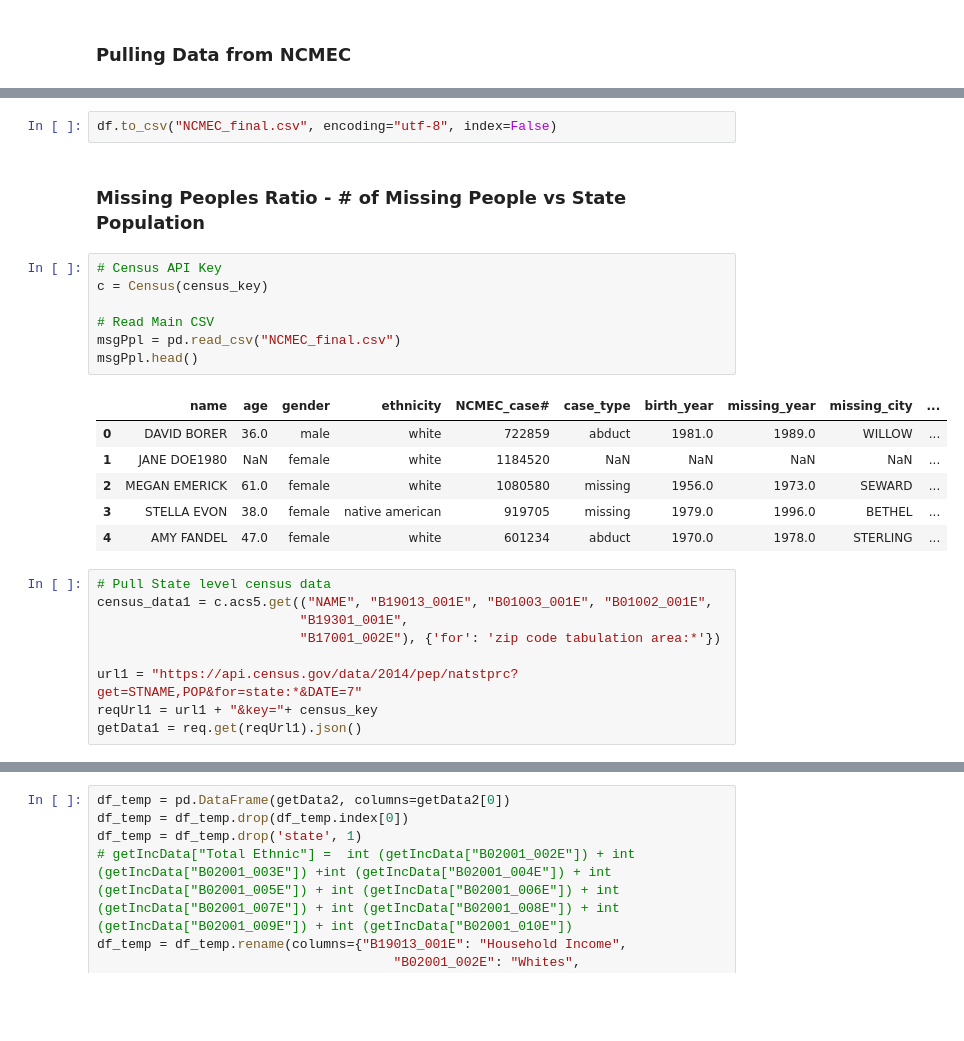
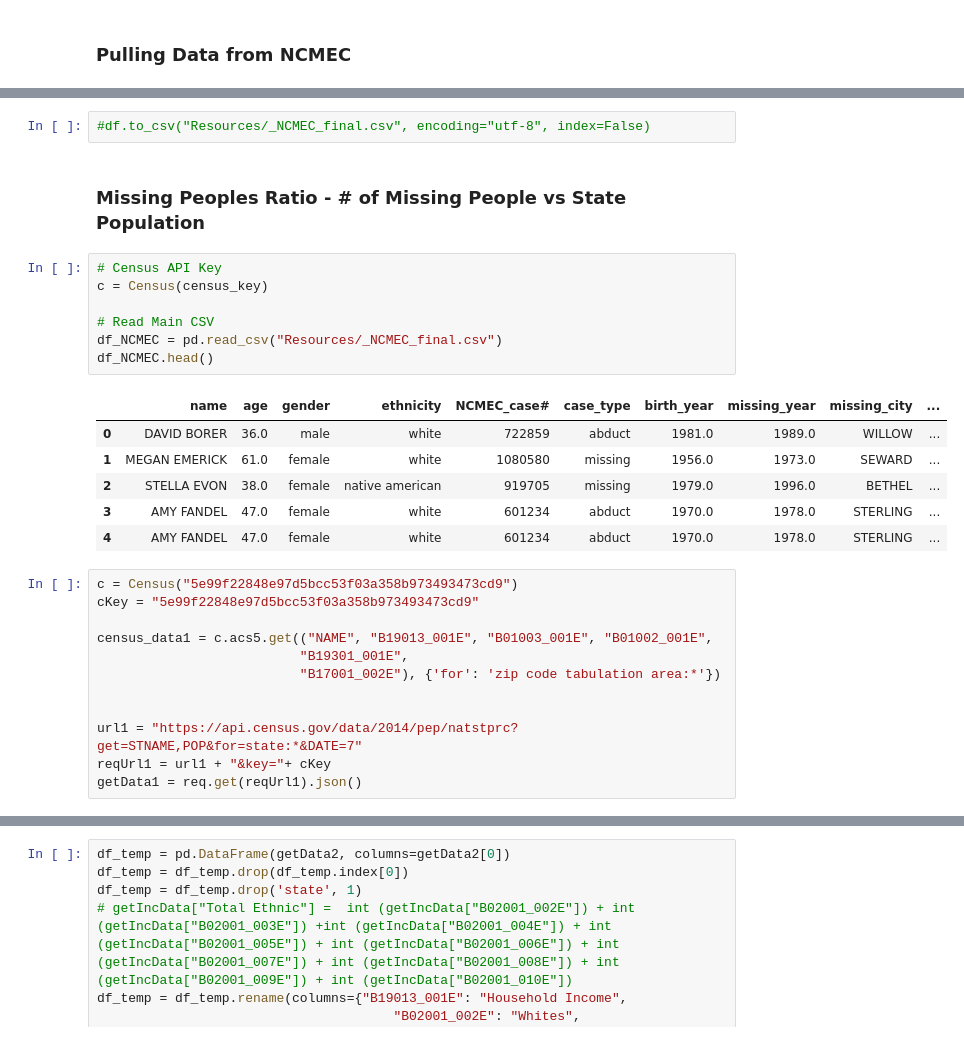
Before and after one commit to ashpon-zz/DoctorsofData, a Jupyter notebook: Final.ipynb, the cells around one changed output, grey strips where cells are left out. Cells and saved outputs as stored; diff of their text form; blank space fills up the shorter version.

```diff
--- a/Final.ipynb
+++ b/Final.ipynb
@@ -165,29 +70,32 @@ lat: 61.2180556 lng: -149.9002778
 # %%
-df.to_csv("NCMEC_final.csv", encoding="utf-8", index=False)
+#df.to_csv("Resources/_NCMEC_final.csv", encoding="utf-8", index=False)
 # %% [markdown]
 ### Missing Peoples Ratio - # of Missing People vs State Population
 # %%
 # Census API Key
 c = Census(census_key)
 
 # Read Main CSV
-msgPpl = pd.read_csv("NCMEC_final.csv")
-msgPpl.head()
+df_NCMEC = pd.read_csv("Resources/_NCMEC_final.csv")
+df_NCMEC.head()
 # %% [output]
 |  | name | age | gender | ethnicity | NCMEC_case# | case_type | birth_year | missing_year | missing_city | ... |
 | 0 | DAVID BORER | 36.0 | male | white | 722859 | abduct | 1981.0 | 1989.0 | WILLOW | ... |
-| 1 | JANE DOE1980 | NaN | female | white | 1184520 | NaN | NaN | NaN | NaN | ... |
-| 2 | MEGAN EMERICK | 61.0 | female | white | 1080580 | missing | 1956.0 | 1973.0 | SEWARD | ... |
-| 3 | STELLA EVON | 38.0 | female | native american | 919705 | missing | 1979.0 | 1996.0 | BETHEL | ... |
+| 1 | MEGAN EMERICK | 61.0 | female | white | 1080580 | missing | 1956.0 | 1973.0 | SEWARD | ... |
+| 2 | STELLA EVON | 38.0 | female | native american | 919705 | missing | 1979.0 | 1996.0 | BETHEL | ... |
+| 3 | AMY FANDEL | 47.0 | female | white | 601234 | abduct | 1970.0 | 1978.0 | STERLING | ... |
 | 4 | AMY FANDEL | 47.0 | female | white | 601234 | abduct | 1970.0 | 1978.0 | STERLING | ... |
 # %%
-# Pull State level census data
+c = Census("5e99f22848e97d5bcc53f03a358b973493473cd9")
+cKey = "5e99f22848e97d5bcc53f03a358b973493473cd9"
+
 census_data1 = c.acs5.get(("NAME", "B19013_001E", "B01003_001E", "B01002_001E",
                           "B19301_001E",
                           "B17001_002E"), {'for': 'zip code tabulation area:*'})
 
+
 url1 = "https://api.census.gov/data/2014/pep/natstprc?get=STNAME,POP&for=state:*&DATE=7"
-reqUrl1 = url1 + "&key="+ census_key
+reqUrl1 = url1 + "&key="+ cKey
 getData1 = req.get(reqUrl1).json()
 # %%
 # State level dataframe
```
Also changed, not shown: parts of 16 cells of this notebook, 29 other files.
